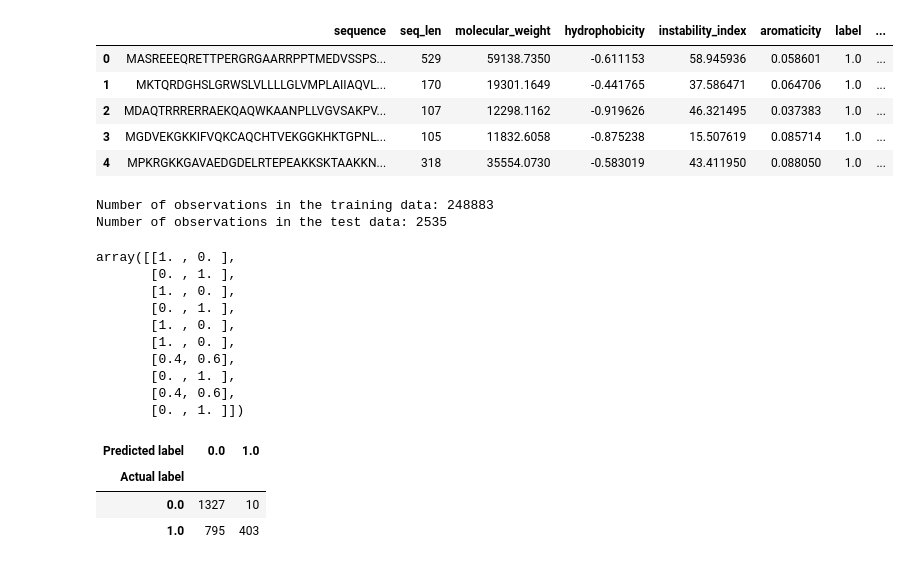
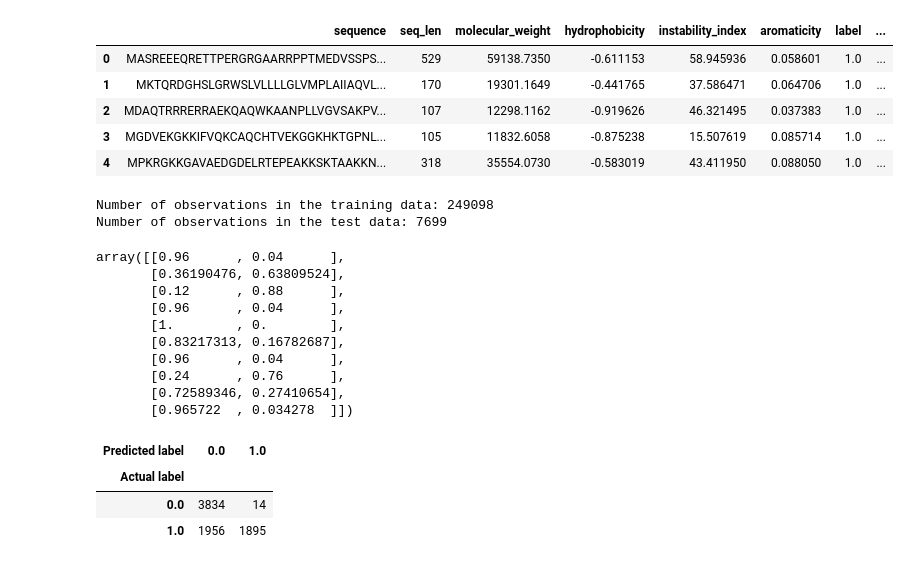
Before and after one commit to michellegarcia2000/p-rotein, a Jupyter notebook: model/IDP_Random_Forest.ipynb, the cells around one changed output. Cells and saved outputs as stored; diff of their text form; code cells hidden in the pictures.

Commit message:
random_forest w/ new train

```diff
--- a/model/IDP_Random_Forest.ipynb
+++ b/model/IDP_Random_Forest.ipynb
@@ -31,10 +34,34 @@ See the caveats in the documentation: https://pandas.pydata.org/pandas-docs/stab
 df2 = pd.concat([disordered,ordered])
 df2 = df2.drop(columns=["sequence"])
 train, test = df2[df2['is_train']==True], df2[df2['is_train']==False]
-# %%
-print('Number of observations in the training data:', len(train))
-print('Number of observations in the test data:',len(test))
-# %% [output]
-Number of observations in the training data: 248883
-Number of observations in the test data: 2535
+# %%
+df1 = pd.read_csv("../all_data_1.csv")
+df2 = pd.read_csv("../all_data_2.csv")
+df = pd.concat([df1,df2])
+disordered = df.loc[df["label"]==1.0]
+label_dis = disordered["label"]
+disordered = disordered.drop(columns=["label", "sequence"])
+ordered = df.loc[df["label"]==0.0]
+label_ord = ordered["label"]
+ordered = ordered.drop(columns=["label", "sequence"])
+
+# 16316 disordered => 0.236
+# 240481 total ordered
+# 7704 => 3852
+#split ordered
+xo_train, xo_test, yo_train, yo_test = train_test_split(disordered, label_dis, test_size=0.236, random_state=42)
+#split disordered
+xd_train, xd_test, yd_train, yd_test = train_test_split(ordered, label_ord, test_size=0.016, random_state=42)
+#concatenate the two
+train_features = pd.concat([xo_train, xd_train]).to_numpy().astype('float32')
+train_labels = pd.concat([yo_train, yd_train]).to_numpy().astype('float32')
+
+test_features = pd.concat([xo_test, xd_test]).to_numpy().astype('float32')
+test_labels = pd.concat([yo_test, yd_test]).to_numpy().astype('float32')
+
+print('Number of observations in the training data:', len(train_features))
+print('Number of observations in the test data:',len(test_features))
+# %% [output]
+Number of observations in the training data: 249098
+Number of observations in the test data: 7699
 # %%
@@ -43,25 +70,25 @@ y = train.label.to_list()
 # %%
-clf = RandomForestClassifier(n_jobs=2, n_estimators =5, random_state=0)
-clf.fit(train[features], y)
-clf.predict(test[features])
-clf.predict_proba(test[features])[0:10]
+clf = RandomForestClassifier(n_jobs=2, n_estimators =25, random_state=0)
+clf.fit(train_features, train_labels)
+clf.predict(test_features)
+clf.predict_proba(test_features)[0:10]
 # %% [output]
-array([[1. , 0. ],
-       [0. , 1. ],
-       [1. , 0. ],
-       [0. , 1. ],
-       [1. , 0. ],
-       [1. , 0. ],
-       [0.4, 0.6],
-       [0. , 1. ],
-       [0.4, 0.6],
-       [0. , 1. ]])
+array([[0.96      , 0.04      ],
+       [0.36190476, 0.63809524],
+       [0.12      , 0.88      ],
+       [0.96      , 0.04      ],
+       [1.        , 0.        ],
+       [0.83217313, 0.16782687],
+       [0.96      , 0.04      ],
+       [0.24      , 0.76      ],
+       [0.72589346, 0.27410654],
+       [0.965722  , 0.034278  ]])
 # %%
-preds = clf.predict(test[features])
+preds = clf.predict(test_features)
 # %%
-pd.crosstab(test['label'], preds, rownames=['Actual label'], colnames=['Predicted label'])
+pd.crosstab(test_labels, preds, rownames=['Actual label'], colnames=['Predicted label'])
 # %% [output]
 | Predicted label | 0.0 | 1.0 |
 | Actual label |  |  |
-| 0.0 | 1327 | 10 |
-| 1.0 | 795 | 403 |
+| 0.0 | 3834 | 14 |
+| 1.0 | 1956 | 1895 |
```
Also changed, not shown: parts of 10 cells of this notebook.
